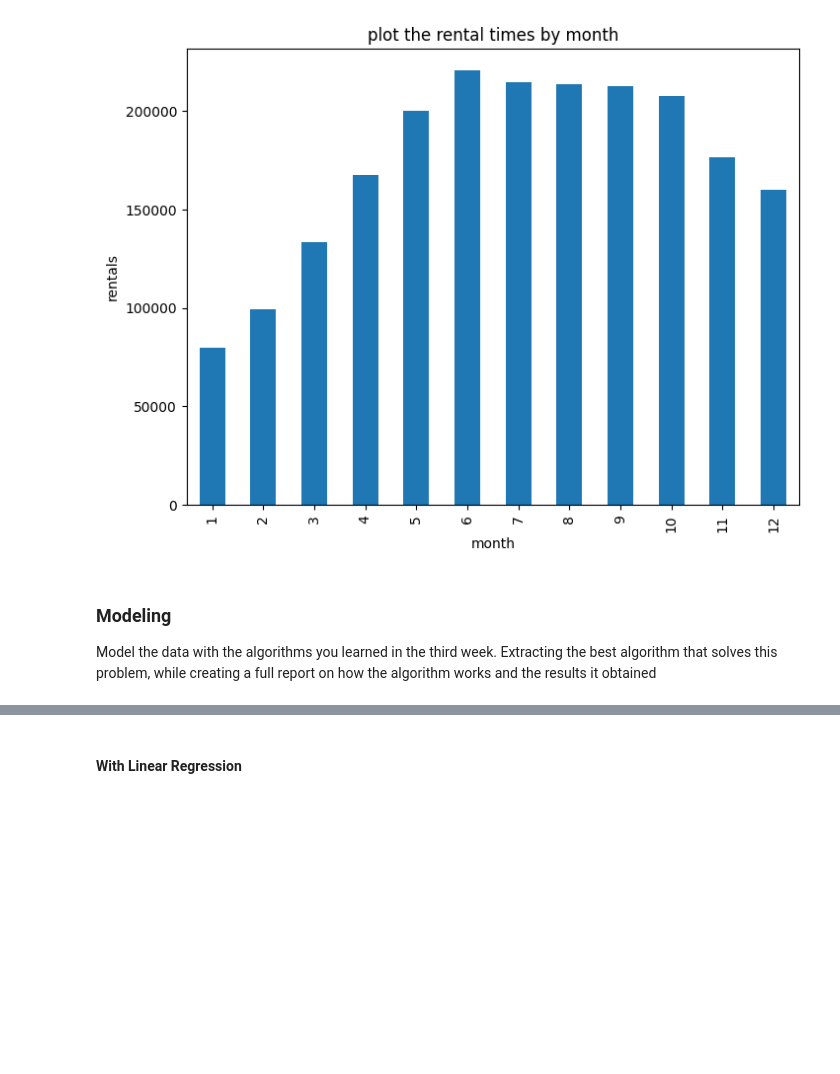
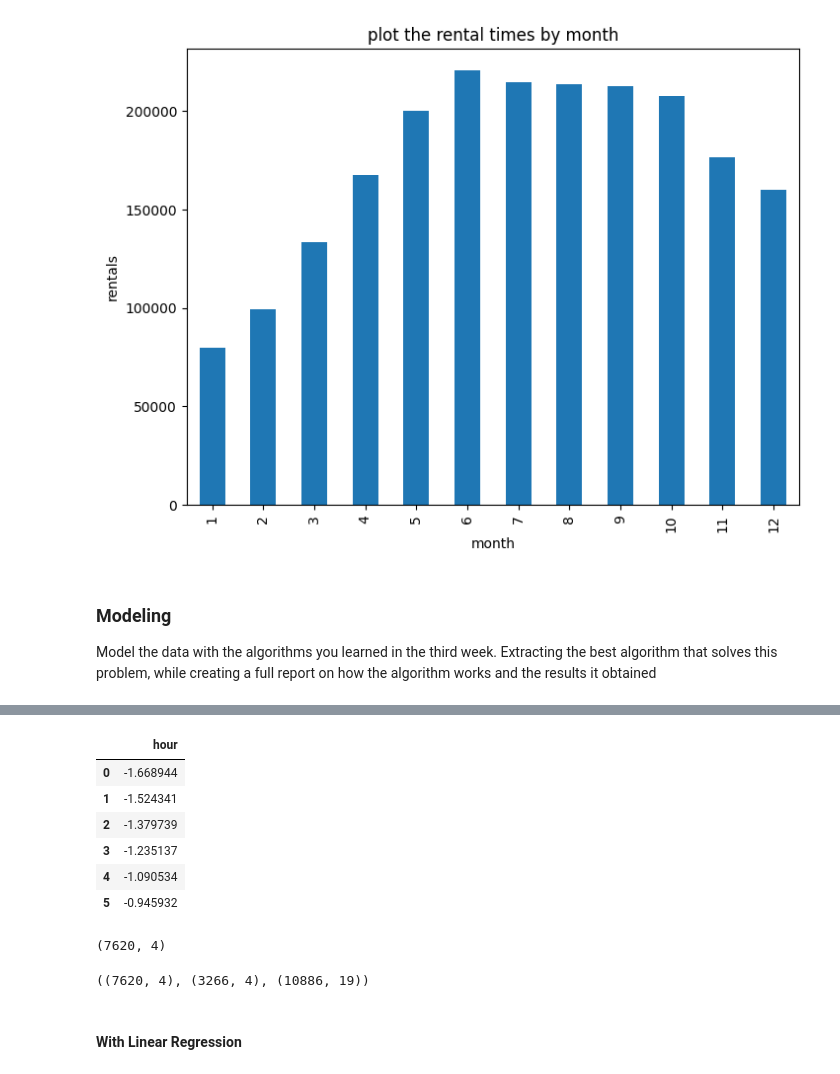
Before and after one commit to NuraddinQJ/AiDojo-Bootcamp, a Jupyter notebook: Week3-Task.ipynb, the cells around one changed output, grey strips where cells are left out. Drawn from its saved outputs; the diff is of its cells as text; code cells hidden in the pictures; blank space fills up the shorter version.

```diff
--- a/Week3-Task.ipynb
+++ b/Week3-Task.ipynb
@@ -266,2 +266,13 @@ plt.show()
 features = ['temp', 'windspeed', 'humidity', 'hour']
 target = ['count']
+# %%
+df[['hour']] = pd.DataFrame(StandardScaler().fit_transform(df[['hour']]), columns=['hour'])
+df[['hour']][:6]
+# %% [output]
+|  | hour |
+| 0 | -1.668944 |
+| 1 | -1.524341 |
+| 2 | -1.379739 |
+| 3 | -1.235137 |
+| 4 | -1.090534 |
+| 5 | -0.945932 |
@@ -268,2 +282,10 @@ target = ['count']
+# %%
+X_train, X_test, y_train, y_test = model_selection.train_test_split(X, y, test_size=0.3, random_state=42)
+# %% [output]
+(7620, 4)
+# %%
+X_train.shape, X_test.shape, df.shape
+# %% [output]
+((7620, 4), (3266, 4), (10886, 19))
 # %% [markdown]
 #### With Linear Regression
```
Also changed, not shown: parts of 18 cells of this notebook.
